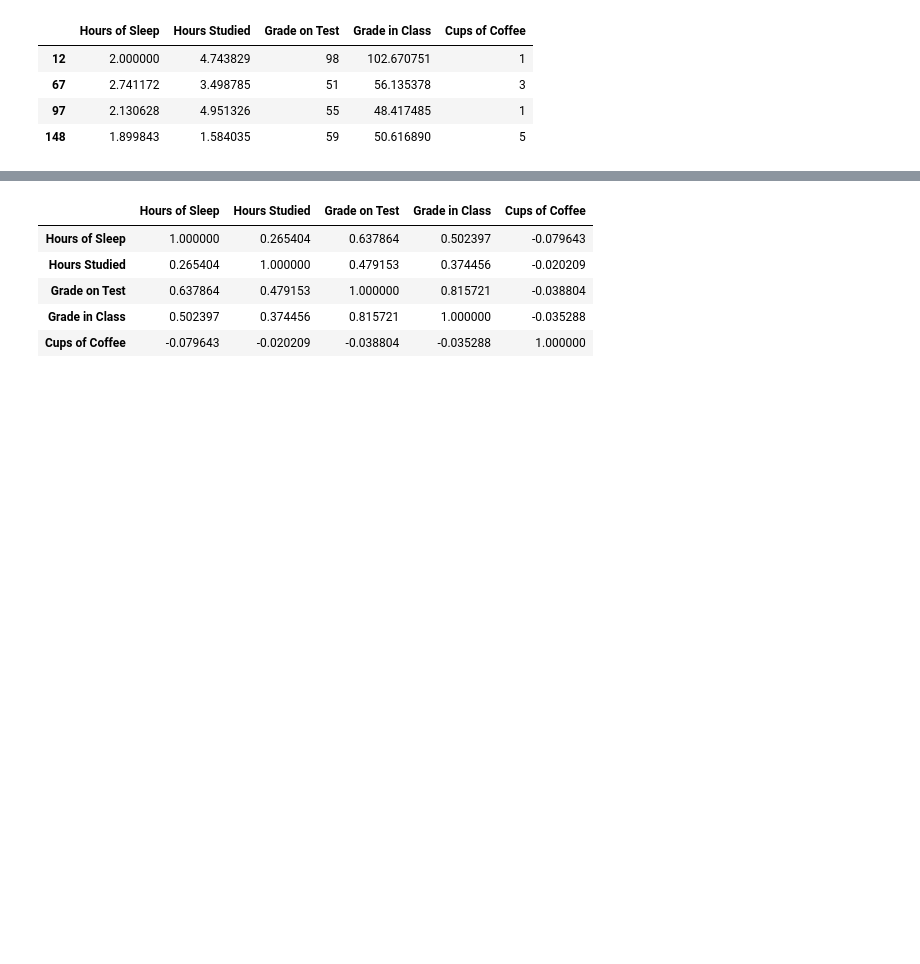
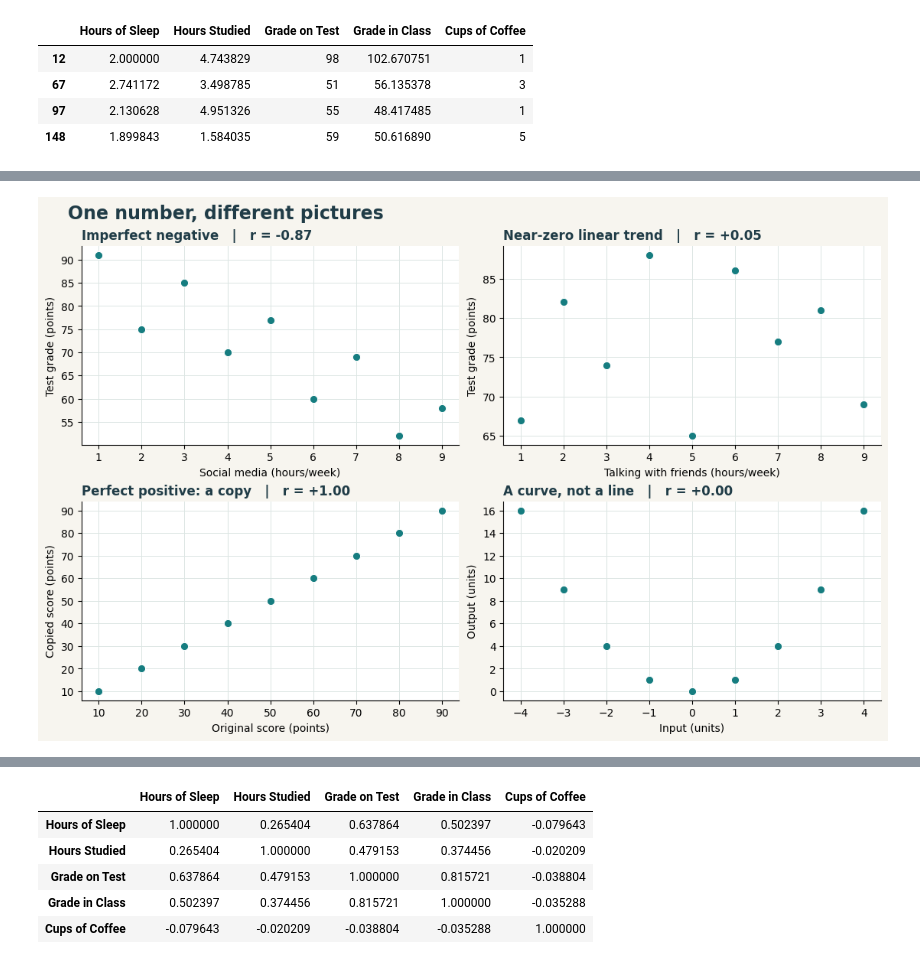
Before and after one commit to spleen1334/de-maven-p1-eda-dataprep, a Jupyter notebook: notebooks/demos/section06_exploratory_data_analysis_code.ipynb, the cells around one changed output, grey strips where cells are left out. Saved outputs shown, nothing was run; the diff lists cells and outputs as text; code cells hidden in the pictures; blank space fills up the shorter version.

Commit message:
docs: teach Pearson correlation with scatterplots and a matrix

```diff
--- a/notebooks/demos/section06_exploratory_data_analysis_code.ipynb
+++ b/notebooks/demos/section06_exploratory_data_analysis_code.ipynb
@@ -589,0 +577,27 @@ x   0 1 2 3 4         0 1 2 3 4         0 1 2 3 4
+# %%
+import numpy as np
+import matplotlib.pyplot as plt
+
+# Fictional paired observations; each panel is an independent example.
+x = np.arange(1, 10)
+examples = [
+    (x, [91, 75, 85, 70, 77, 60, 69, 52, 58], "Imperfect negative", "Social media (hours/week)", "Test grade (points)"),
+    (x, [67, 82, 74, 88, 65, 86, 77, 81, 69], "Near-zero linear trend", "Talking with friends (hours/week)", "Test grade (points)"),
+    (x * 10, x * 10, "Perfect positive: a copy", "Original score (points)", "Copied score (points)"),
+    (np.arange(-4, 5), np.arange(-4, 5) ** 2, "A curve, not a line", "Input (units)", "Output (units)"),
+]
+fig, axes = plt.subplots(2, 2, figsize=(11, 7), layout="constrained")
+fig.patch.set_facecolor("#f7f5ef")
+for ax, (x_values, y_values, title, xlabel, ylabel) in zip(axes.flat, examples):
+    r = np.corrcoef(x_values, y_values)[0, 1]
+    ax.set_facecolor("#ffffff")
+    ax.scatter(x_values, y_values, s=55, color="#167d80", edgecolor="white", linewidth=0.8, zorder=3)
+    ax.set_title(f"{title}   |   r = {r:+.2f}", loc="left", fontweight="bold", color="#203c47")
+    ax.set_xlabel(xlabel)
+    ax.set_ylabel(ylabel)
+    ax.grid(color="#dce6e4", linewidth=0.7)
+    ax.spines[["top", "right"]].set_visible(False)
+fig.suptitle("One number, different pictures", x=0.03, ha="left", fontsize=17, fontweight="bold", color="#203c47")
+plt.show()
+# %% [output]
+[figure, added]
```
Also changed, not shown: parts of 4 cells of this notebook.
